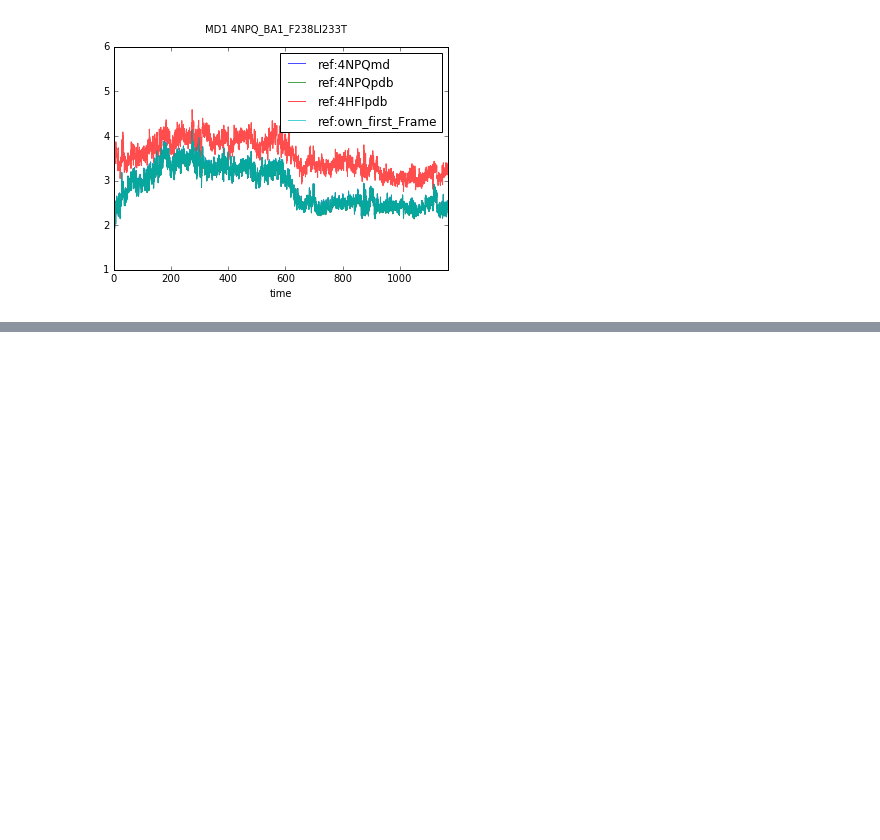
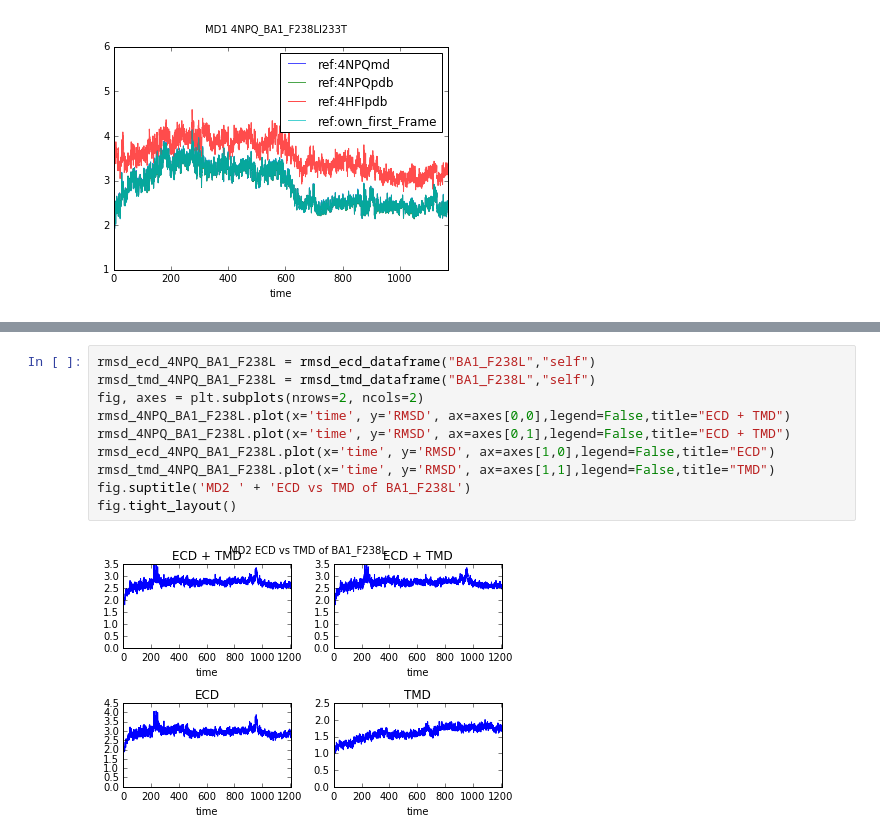
Before and after one commit to chemlove/md_data_analysis, a Jupyter notebook: MD1_RMSD_mdtraj.ipynb, the cells around one changed output, grey strips where cells are left out. Drawn from its saved outputs; the diff is of its cells as text; blank space fills up the shorter version.

```diff
--- a/MD1_RMSD_mdtraj.ipynb
+++ b/MD1_RMSD_mdtraj.ipynb
@@ -234,0 +289,12 @@ axes.set_ylim(1,6)
+# %%
+rmsd_ecd_4NPQ_BA1_F238L = rmsd_ecd_dataframe("BA1_F238L","self")
+rmsd_tmd_4NPQ_BA1_F238L = rmsd_tmd_dataframe("BA1_F238L","self")
+fig, axes = plt.subplots(nrows=2, ncols=2)
+rmsd_4NPQ_BA1_F238L.plot(x='time', y='RMSD', ax=axes[0,0],legend=False,title="ECD + TMD")
+rmsd_4NPQ_BA1_F238L.plot(x='time', y='RMSD', ax=axes[0,1],legend=False,title="ECD + TMD")
+rmsd_ecd_4NPQ_BA1_F238L.plot(x='time', y='RMSD', ax=axes[1,0],legend=False,title="ECD")
+rmsd_tmd_4NPQ_BA1_F238L.plot(x='time', y='RMSD', ax=axes[1,1],legend=False,title="TMD")
+fig.suptitle('MD2 ' + 'ECD vs TMD of BA1_F238L')
+fig.tight_layout()
+# %% [output]
+[figure, added]
```
Also changed, not shown: parts of 6 cells of this notebook.
